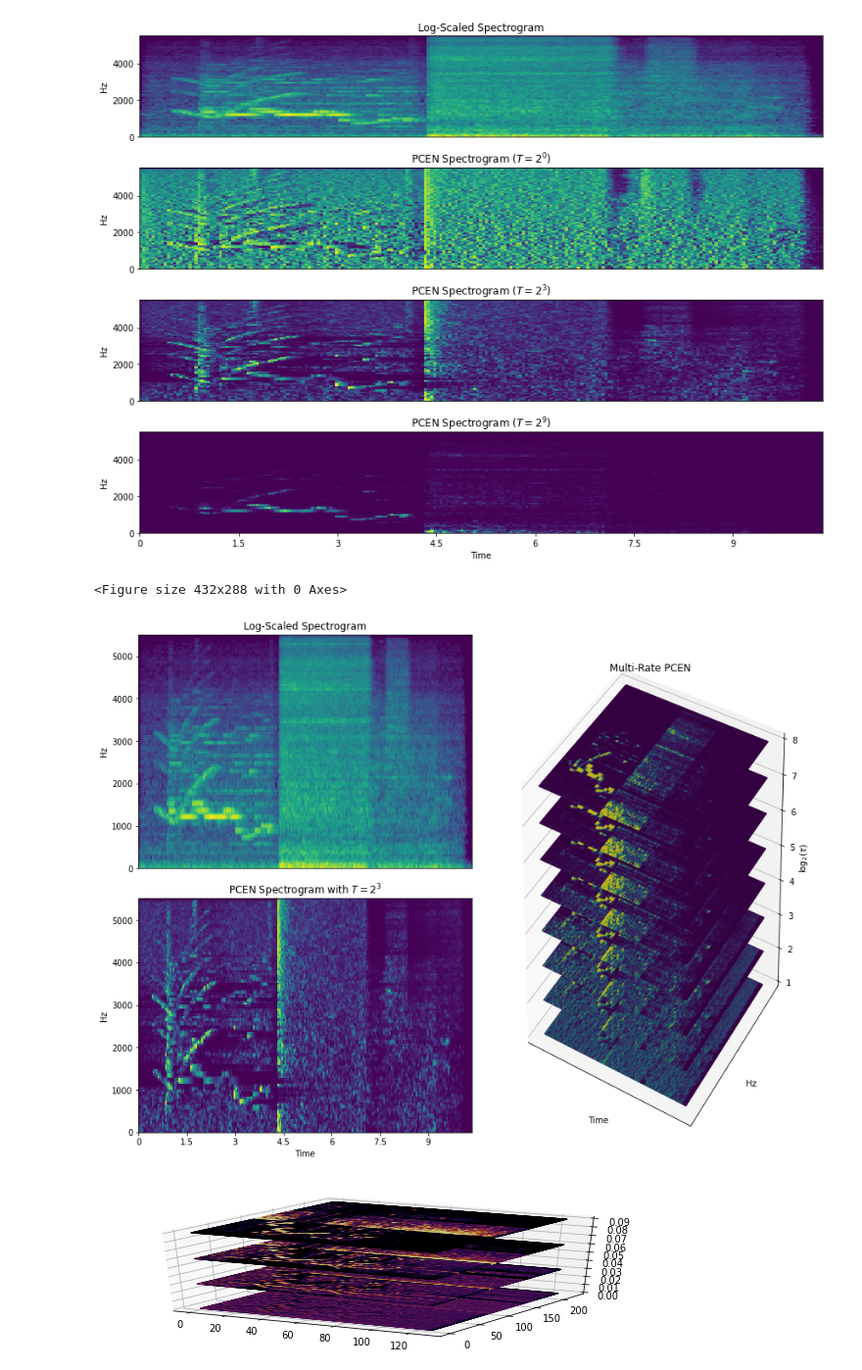
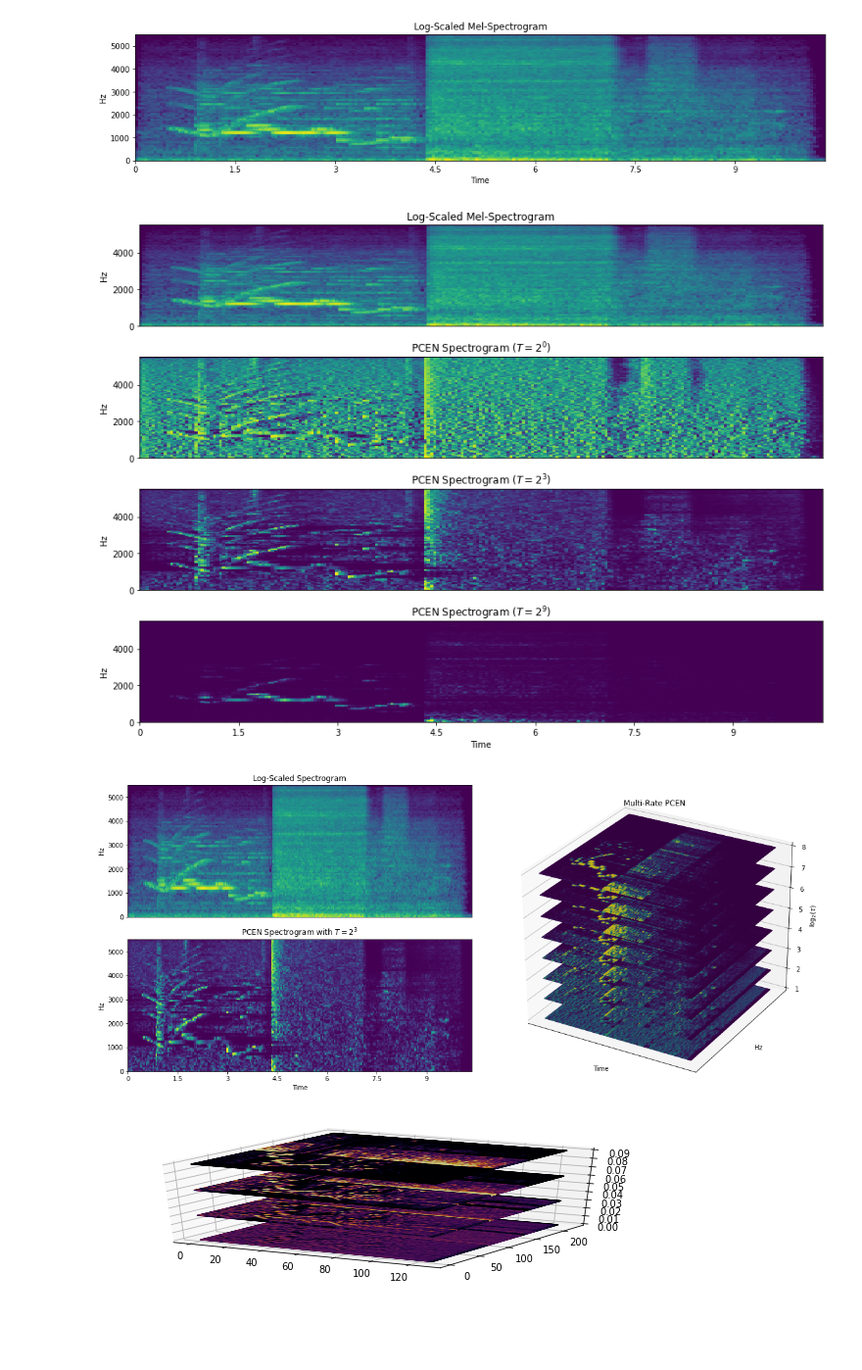
Before and after one commit to ChrisIck/pcen-t-varying, a Jupyter notebook: notebooks/feature_checking.ipynb, the cells around one changed output. Shown at 98% size. Saved outputs shown, nothing was run; the diff lists cells and outputs as text; code cells hidden in the pictures; blank space fills up the shorter version.

```diff
--- a/notebooks/feature_checking.ipynb
+++ b/notebooks/feature_checking.ipynb
@@ -29,6 +29,14 @@ mel_data = load_h5(test_mel_loc)
 Audio(audio, rate=sr)
 # %% [output]
 [interactive output not drawn]
+# %%
+fig= plt.figure(figsize=(16,3))
+
+lr.display.specshow(mel_data['Mel/mag'][0,:,:,0].T, sr=sr/2, x_axis='time', y_axis='hz', cmap='viridis', ax=plt.gca())
+plt.title('Log-Scaled Mel-Spectrogram')
+plt.savefig('figs/mel_spec.png')
+# %% [output]
+[figure, added]
 # %%
 fig, ax = plt.subplots(nrows=4, figsize=(12,9))
 lr.display.specshow(mel_data['Mel/mag'][0,:,:,0].T, sr=sr/2, x_axis='time', y_axis='hz', cmap='viridis', ax=ax[0])
@@ -43,7 +51,7 @@ new_bounds = np.array(subplot_bounds) + np.array([.1, .1, -.1, -.1])
 #lr.display.specshow(pcen_data['PCEN/mag'][0,:,:,2].T, sr=sr/4, x_axis='time', y_axis='hz', cmap='inferno', ax=ax_new)
 
 
-ax[0].set_title('Log-Scaled Spectrogram')
+ax[0].set_title('Log-Scaled Mel-Spectrogram')
 ax[0].set_xticks([])
 ax[0].set_xlabel('')
 ax[1].set_title(r'PCEN Spectrogram ($T=2^0$)')
@@ -54,44 +62,42 @@ ax[2].set_xticks([])
 ax[2].set_xlabel('')
 ax[3].set_title(r'PCEN Spectrogram ($T=2^9$)')
 fig.tight_layout()
-plt.show()
 plt.savefig('figs/pcen_compare.png')
 # %% [output]
-[figure, old version]
+[figure, new version]
-<Figure size 432x288 with 0 Axes>
 # %%
-fig = plt.figure(constrained_layout=True, figsize=(12,9))
+fig = plt.figure(constrained_layout=True, figsize=(16,7))
 gs = fig.add_gridspec(3, 2)
 ax0 = fig.add_subplot(gs[0,:1])
 ax0.set_title('Log-Scaled Spectrogram')
 lr.display.specshow(mel_data['Mel/mag'][0,:,:,0].T, sr=sr/2, x_axis='time', y_axis='hz', cmap='viridis', ax=ax0)
 ax0.set_xticks([])
 ax0.set_xlabel('')
 
 ax1 = fig.add_subplot(gs[1,:1])
 ax1.set_title(r'PCEN Spectrogram with $T=2^3$')
 lr.display.specshow(pcen_data['PCEN/mag'][0,:,:,3].T, sr=sr/2, x_axis='time', y_axis='hz', cmap='viridis', ax=ax1)
 
 ax2 = fig.add_subplot(gs[:,-1], projection='3d')
 data_shape = pcen_data['PCEN/mag'][0,:,:,0].shape
 X = np.arange(data_shape[0])
 Y = np.arange(data_shape[1])
 X, Y = np.meshgrid(X, Y)
 Z = np.zeros_like(X)
 
 spacing = .03
 for i in range(8):
     ax2.plot_surface(X, Y, Z+i+1, rstride=1, cstride=1, facecolors = cm.viridis(pcen_data['PCEN/mag'][0,:,:,i+1].T))
 
 ax2.set_xticks([])
 ax2.set_xlabel('Time')
 ax2.set_yticks([])
 ax2.set_ylabel('Hz')
 ax2.set_zlabel(r'$\log_2(\tau)$')
 ax2.set_title('Multi-Rate PCEN')
 plt.savefig('figs/spec_demo.png')
 # %% [output]
-[figure, old version]
+[figure, new version]
 # %%
 data_shape = pcen_data['PCEN/mag'][0,:,:,0].T.shape
 X = np.arange(data_shape[0])
```
Also changed, not shown: 1 other file.
